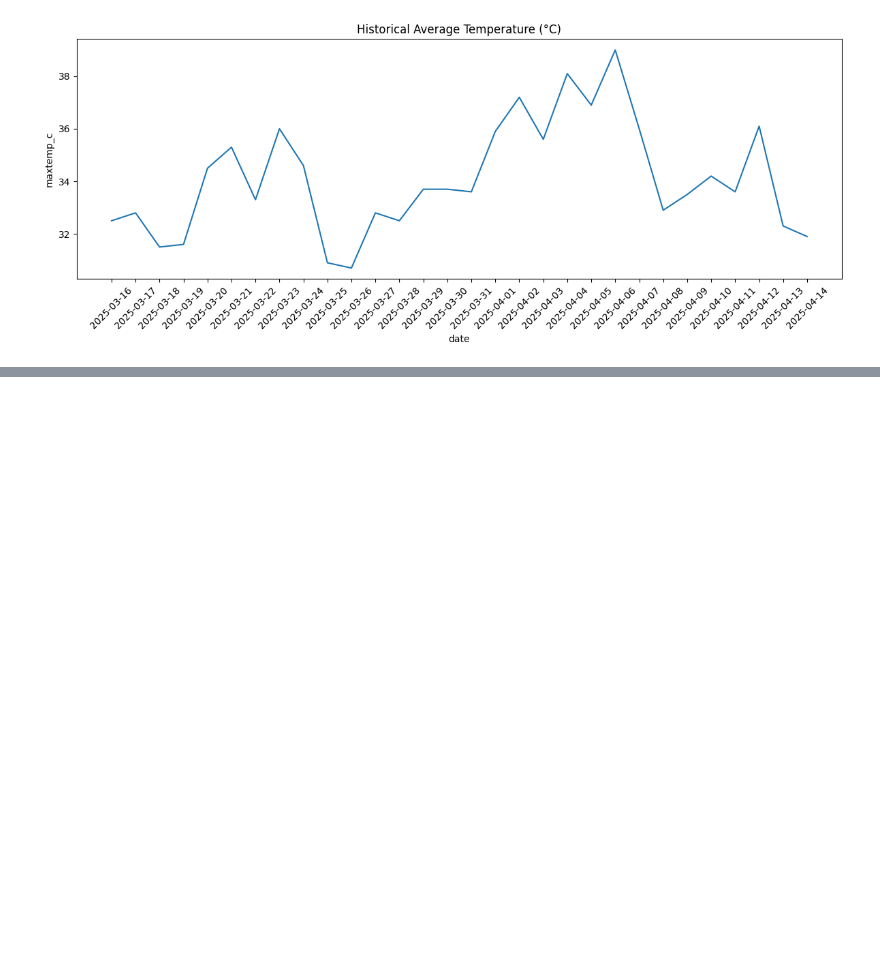
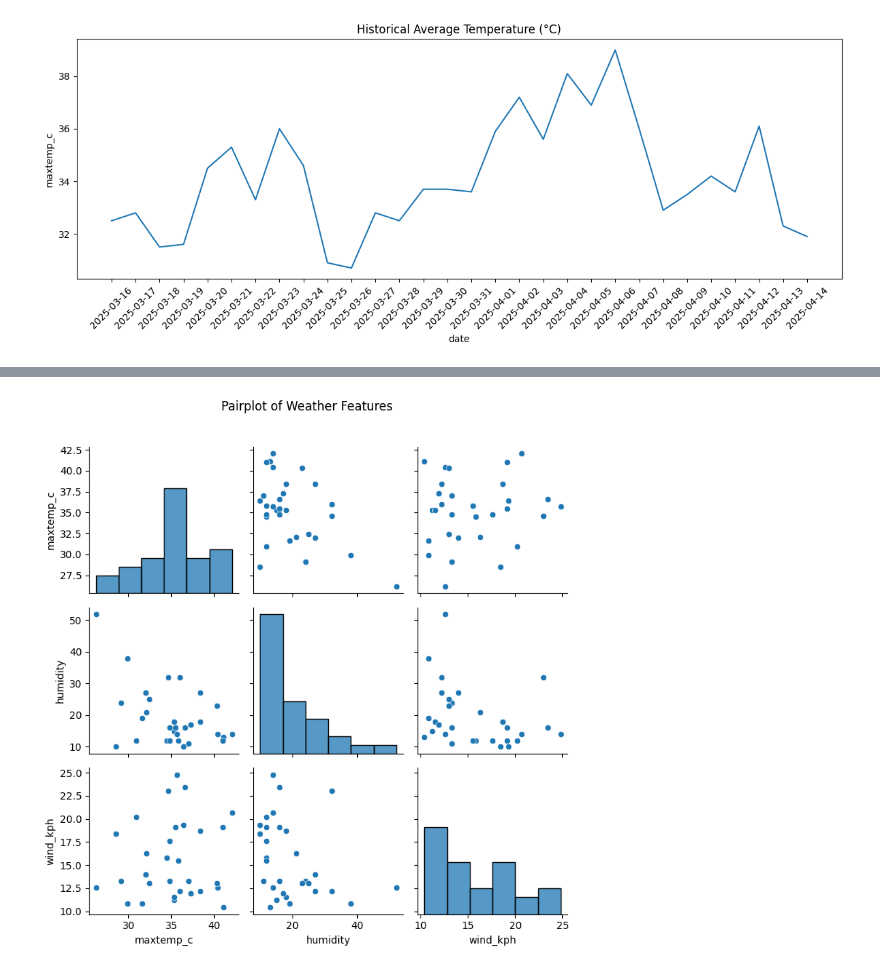
Before and after one commit to MahnoorIqbal-6565/Weather, a Jupyter notebook: nextdaytemp.ipynb, the cells around one changed output, grey strips where cells are left out. Saved outputs shown, nothing was run; the diff lists cells and outputs as text; code cells hidden in the pictures; blank space fills up the shorter version.

```diff
--- a/nextdaytemp.ipynb
+++ b/nextdaytemp.ipynb
@@ -199,0 +143,7 @@ Next-Day Weather Forecast (Predicted):
+# %%
+sns.pairplot(weather_df[["maxtemp_c", "humidity", "wind_kph"]])
+plt.suptitle("Pairplot of Weather Features", y=1.02)
+plt.tight_layout()
+plt.show()
+# %% [output]
+[figure, added]
```
Also changed, not shown: parts of 4 cells of this notebook, 1 other file.
